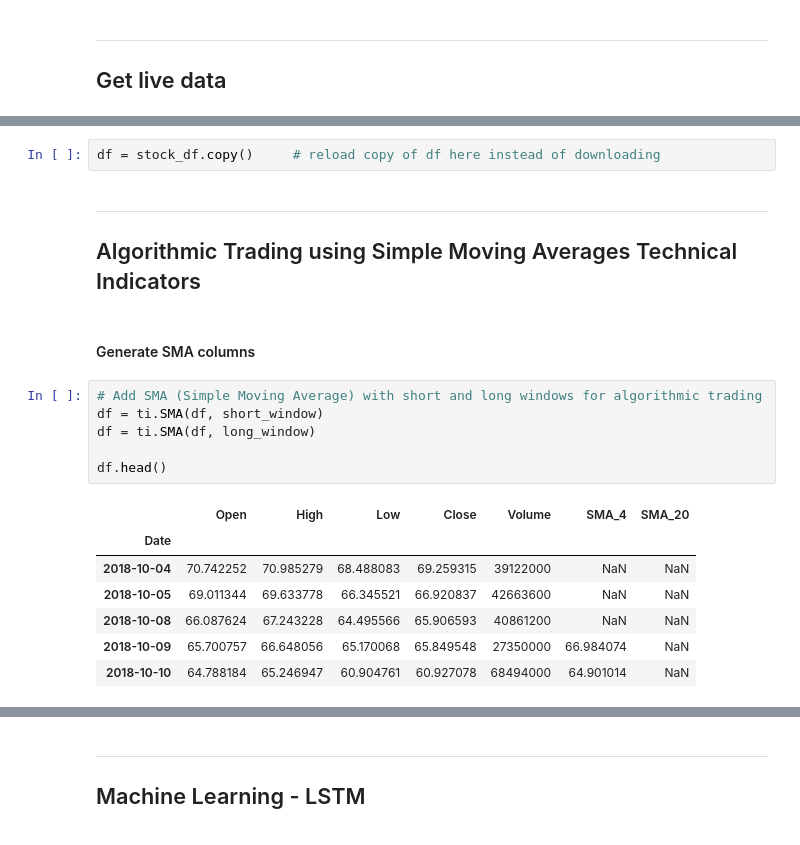
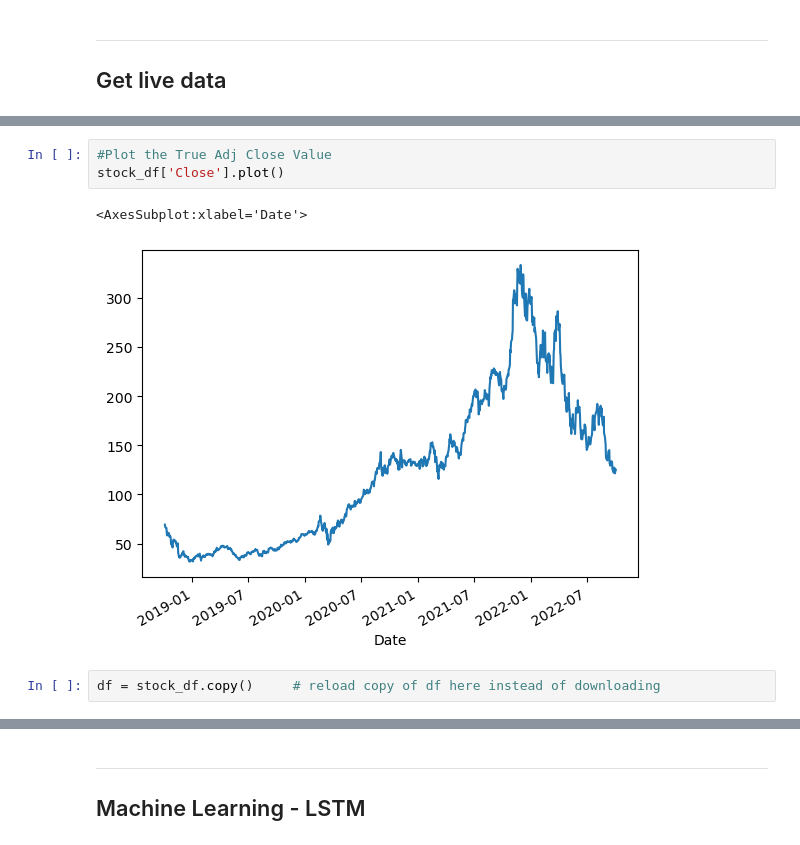
Before and after one commit to jamestan8292/Trading_Bot, a Jupyter notebook: main_ml_LSTM.ipynb, the cells around one changed output, grey strips where cells are left out. Cells and saved outputs as stored; diff of their text form.

```diff
--- a/main_ml_LSTM.ipynb
+++ b/main_ml_LSTM.ipynb
@@ -84,24 +82,11 @@ stock_df
 | 2022-09-30 | 120.870003 | 126.330002 | 120.750000 | 121.389999 | 56486900 |
 | 2022-10-03 | 123.470001 | 126.779999 | 121.050003 | 125.120003 | 54600174 |
 1006 rows × 5 columns
+# %%
+#Plot the True Adj Close Value
+stock_df['Close'].plot()
+# %% [output]
+<AxesSubplot:xlabel='Date'>
+[figure, added]
 # %%
 df = stock_df.copy()     # reload copy of df here instead of downloading
-# %% [markdown]
-___
-## Algorithmic Trading using Simple Moving Averages Technical Indicators
-# %% [markdown]
-#### Generate SMA columns
-# %%
-# Add SMA (Simple Moving Average) with short and long windows for algorithmic trading
-df = ti.SMA(df, short_window)
-df = ti.SMA(df, long_window)
-
-df.head()
-# %% [output]
-|  | Open | High | Low | Close | Volume | SMA_4 | SMA_20 |
-| Date |  |  |  |  |  |  |  |
-| 2018-10-04 | 70.742252 | 70.985279 | 68.488083 | 69.259315 | 39122000 | NaN | NaN |
-| 2018-10-05 | 69.011344 | 69.633778 | 66.345521 | 66.920837 | 42663600 | NaN | NaN |
-| 2018-10-08 | 66.087624 | 67.243228 | 64.495566 | 65.906593 | 40861200 | NaN | NaN |
-| 2018-10-09 | 65.700757 | 66.648056 | 65.170068 | 65.849548 | 27350000 | 66.984074 | NaN |
-| 2018-10-10 | 64.788184 | 65.246947 | 60.904761 | 60.927078 | 68494000 | 64.901014 | NaN |
```
Also changed, not shown: parts of 23 cells of this notebook.
